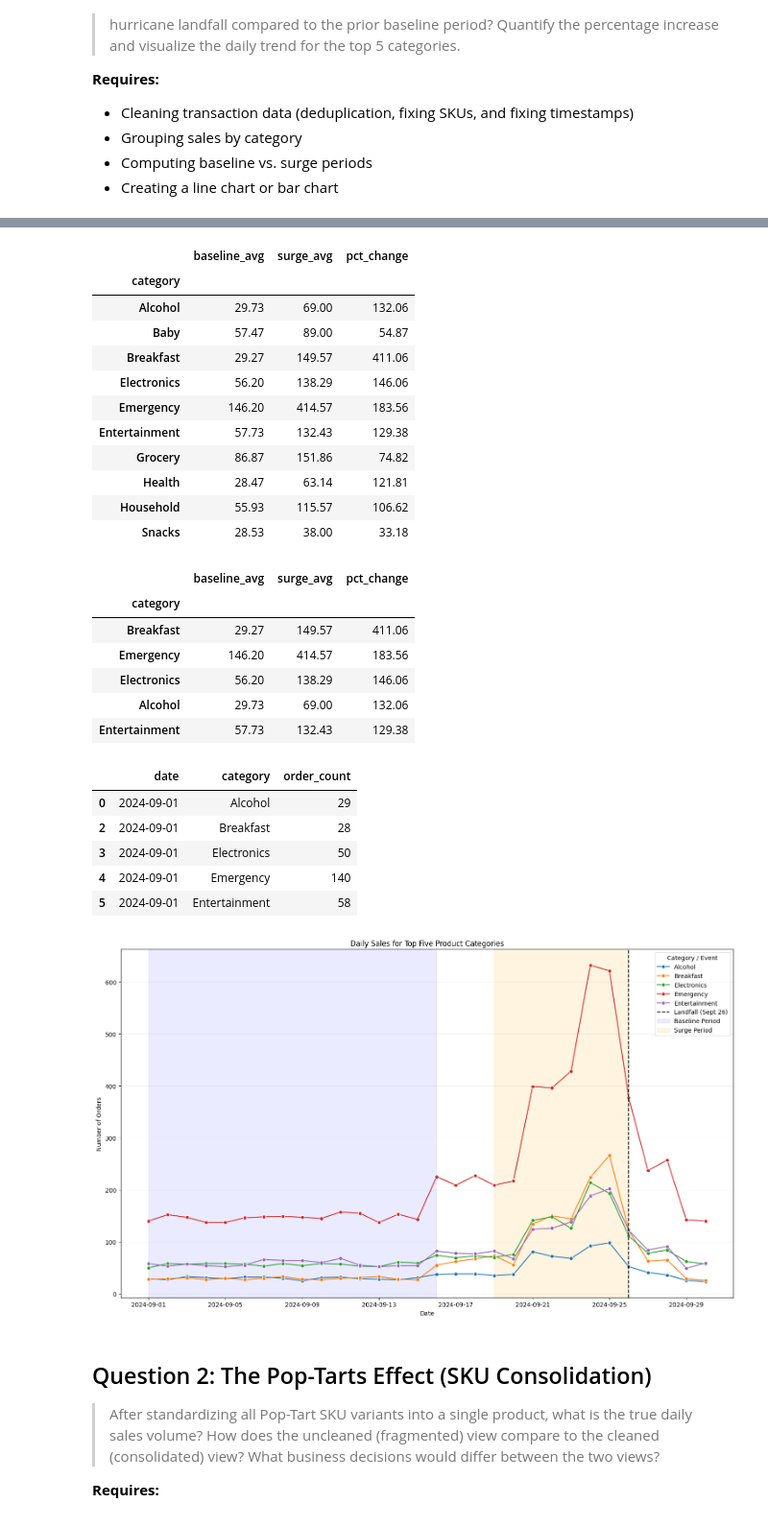
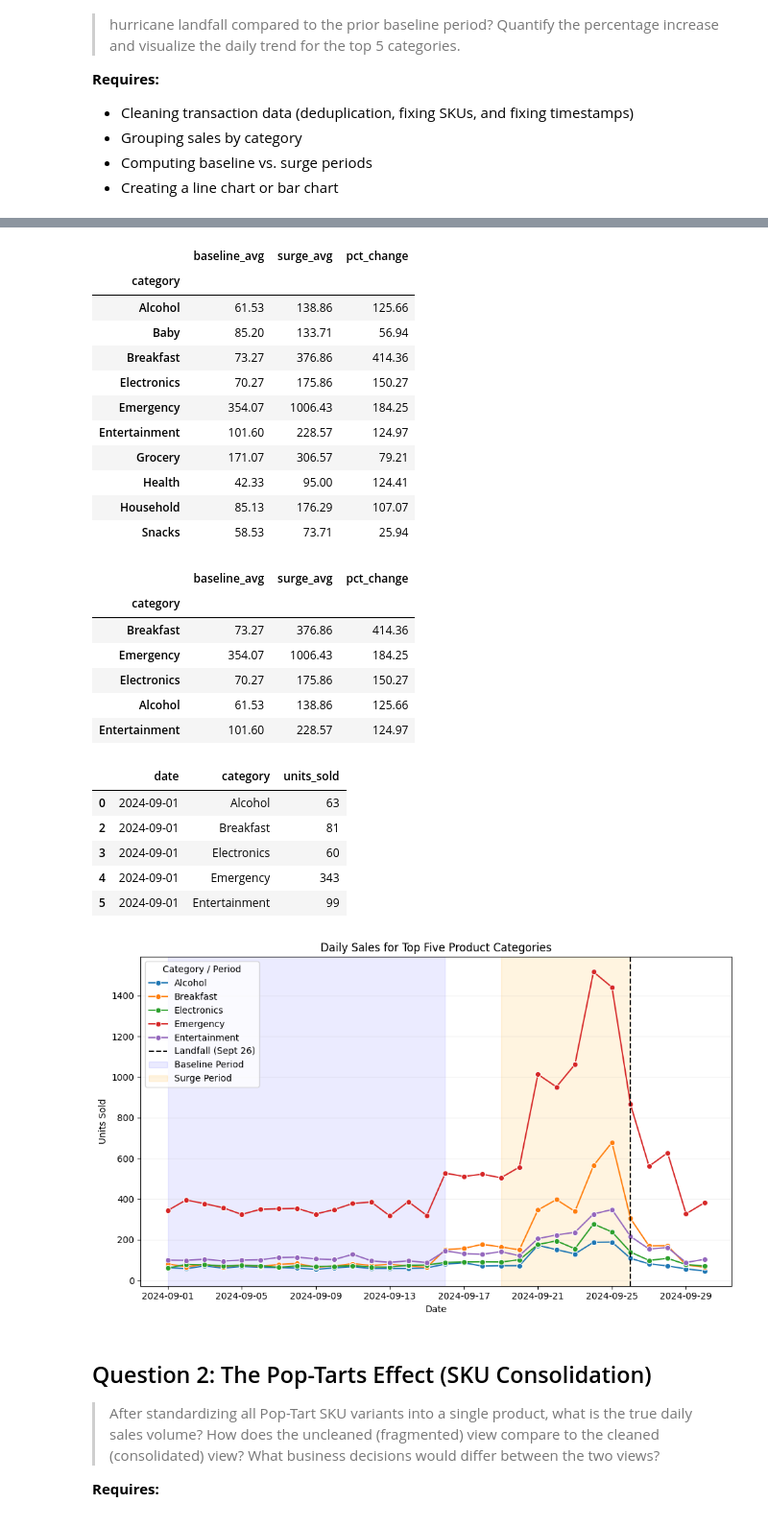
Before and after one commit to simichakravarty16/walmart-hurricane-project, a Jupyter notebook: notebooks/team_notebook.ipynb, the cells around one changed output, grey strips where cells are left out. Shown at 96% size. Cells and saved outputs as stored; diff of their text form; code cells hidden in the pictures.

```diff
--- a/notebooks/team_notebook.ipynb
+++ b/notebooks/team_notebook.ipynb
@@ -1231,13 +1231,17 @@ pd.DataFrame(DECISIONS)
 - Computing baseline vs. surge periods
 - Creating a line chart or bar chart
 # %%
-# Question 1, Part 1: Calculate daily order counts by category
+# Q1, Step 1: Calculate daily units sold by category
 
 # Hurricane Helene made landfall on the Florida Big Bend late on September 26, 2024
 # Baseline: Sept 1-15; Surge: Sept 19-25
 
 # Daily sales by category
-daily_sales = clean_transactions.dropna(subset=['date']).groupby(['date', 'category']).size().reset_index(name='order_count')
-
+daily_sales = (
+    clean_transactions.dropna(subset=['date'])
+    .groupby(['date', 'category'])['quantity']
+    .sum()
+    .reset_index(name='units_sold')
+)
 daily_sales.head()
 # %% [output]
@@ -1257,13 +1261,13 @@ baseline = daily_sales[daily_sales['date'].between('2024-09-01', '2024-09-15')]
 # Surge period: Sept 19-25
 surge = daily_sales[daily_sales['date'].between('2024-09-19', '2024-09-25')]
 # %%
-# Question 1, Part 3: Calculate average daily order counts
+# Q1, Step 3: Calculate average daily units sold
 
 # Average daily orders during basline (15 days)
-baseline_avg = baseline.groupby('category')['order_count'].sum() / 15
+baseline_avg = baseline.groupby('category')['units_sold'].sum() / 15
 
 # Average daily orders during surge (7 days)
-surge_avg = surge.groupby('category')['order_count'].sum()/ 7
+surge_avg = surge.groupby('category')['units_sold'].sum()/ 7
 
 display(baseline_avg)
 display(surge_avg)
@@ -1296,6 +1300,6 @@ dtype: float64
 dtype: float64
 # %%
-# Question 1, Part 4: Combine the averages into one DataFrame
+# Q1, Step 4: Combine the averages into one DataFrame
 comparision = pd.DataFrame({
     'baseline_avg': baseline_avg,
     'surge_avg': surge_avg
@@ -1303,37 +1307,37 @@ comparision = pd.DataFrame({
 
 comparision['pct_change'] = (
     (comparision['surge_avg'] - comparision['baseline_avg']) /
-    comparision['baseline_avg'] * 100
+    comparision['baseline_avg'].replace(0, float('nan')) * 100
 )
 
 comparision.round(2)
 # %% [output]
 |  | baseline_avg | surge_avg | pct_change |
 | category |  |  |  |
-| Alcohol | 29.73 | 69.00 | 132.06 |
-| Baby | 57.47 | 89.00 | 54.87 |
-| Breakfast | 29.27 | 149.57 | 411.06 |
-| Electronics | 56.20 | 138.29 | 146.06 |
-| Emergency | 146.20 | 414.57 | 183.56 |
-| Entertainment | 57.73 | 132.43 | 129.38 |
-| Grocery | 86.87 | 151.86 | 74.82 |
-| Health | 28.47 | 63.14 | 121.81 |
-| Household | 55.93 | 115.57 | 106.62 |
-| Snacks | 28.53 | 38.00 | 33.18 |
+| Alcohol | 61.53 | 138.86 | 125.66 |
+| Baby | 85.20 | 133.71 | 56.94 |
+| Breakfast | 73.27 | 376.86 | 414.36 |
+| Electronics | 70.27 | 175.86 | 150.27 |
+| Emergency | 354.07 | 1006.43 | 184.25 |
+| Entertainment | 101.60 | 228.57 | 124.97 |
+| Grocery | 171.07 | 306.57 | 79.21 |
+| Health | 42.33 | 95.00 | 124.41 |
+| Household | 85.13 | 176.29 | 107.07 |
+| Snacks | 58.53 | 73.71 | 25.94 |
 # %%
-# Question 1, Part 5: Identify the top five categories
+# Q1, Step 5: Identify the top five categories
 top_5 = comparision.sort_values('pct_change', ascending=False).head(5)
 top_5.round(2)
 # %% [output]
 |  | baseline_avg | surge_avg | pct_change |
 | category |  |  |  |
-| Breakfast | 29.27 | 149.57 | 411.06 |
-| Emergency | 146.20 | 414.57 | 183.56 |
-| Electronics | 56.20 | 138.29 | 146.06 |
-| Alcohol | 29.73 | 69.00 | 132.06 |
-| Entertainment | 57.73 | 132.43 | 129.38 |
+| Breakfast | 73.27 | 376.86 | 414.36 |
+| Emergency | 354.07 | 1006.43 | 184.25 |
+| Electronics | 70.27 | 175.86 | 150.27 |
+| Alcohol | 61.53 | 138.86 | 125.66 |
+| Entertainment | 101.60 | 228.57 | 124.97 |
 # %%
-# Question 1, Part 6A: Prepare data for visualization
+# Q1, Step 6A: Prepare data for visualization
 
 # Get the top five categories
 top_5_categories = top_5.index.tolist()
@@ -1343,16 +1347,16 @@ top_daily_sales = daily_sales[daily_sales['category'].isin(top_5_categories)]
 
 top_daily_sales.head()
 # %% [output]
-|  | date | category | order_count |
-| 0 | 2024-09-01 | Alcohol | 29 |
-| 2 | 2024-09-01 | Breakfast | 28 |
-| 3 | 2024-09-01 | Electronics | 50 |
-| 4 | 2024-09-01 | Emergency | 140 |
-| 5 | 2024-09-01 | Entertainment | 58 |
+|  | date | category | units_sold |
+| 0 | 2024-09-01 | Alcohol | 63 |
+| 2 | 2024-09-01 | Breakfast | 81 |
+| 3 | 2024-09-01 | Electronics | 60 |
+| 4 | 2024-09-01 | Emergency | 343 |
+| 5 | 2024-09-01 | Entertainment | 99 |
 # %%
-# Question 1, Part 6B: Create line chart
-fig, ax = plt.subplots(figsize=(15, 9))
-sns.lineplot(data=top_daily_sales, x='date', y='order_count', hue='category', marker='o',ax=ax)
+# Q1, Step 6B: Create line chart
+fig, ax = plt.subplots(figsize=(10, 6))
+sns.lineplot(data=top_daily_sales, x='date', y='units_sold', hue='category', marker='o',ax=ax)
 
 # Mark hurricane landfall
 ax.axvline(
@@ -1361,36 +1365,36 @@ ax.axvline(
     linestyle='--',
     label='Landfall (Sept 26)'
 )
 
 # Highlight baseline period: September 1–15
 ax.axvspan(
     pd.Timestamp('2024-09-01'),
     pd.Timestamp('2024-09-16'),
     color='blue',
     alpha=0.08,
     label='Baseline Period'
 )
 
 # Highlight surge period: September 19–25
 ax.axvspan(
     pd.Timestamp('2024-09-19'),
     pd.Timestamp('2024-09-26'),
     color='orange',
     alpha=0.12,
     label='Surge Period'
 )
 
 ax.set_title('Daily Sales for Top Five Product Categories')
 ax.set_xlabel('Date')
-ax.set_ylabel('Number of Orders')
+ax.set_ylabel('Units Sold')
 ax.set_xticks(pd.date_range('2024-09-01', '2024-09-30', freq='4D'))
 ax.grid(axis='y', alpha=0.2)
-ax.legend(title='Category / Event')
+ax.legend(title='Category / Period')
 
 plt.tight_layout()
 plt.show()
 # %% [output]
-[figure, old version]
+[figure, new version]
 # %% [markdown]
 ## Question 2: The Pop-Tarts Effect (SKU Consolidation)
 
```
Also changed, not shown: parts of 10 cells of this notebook.
